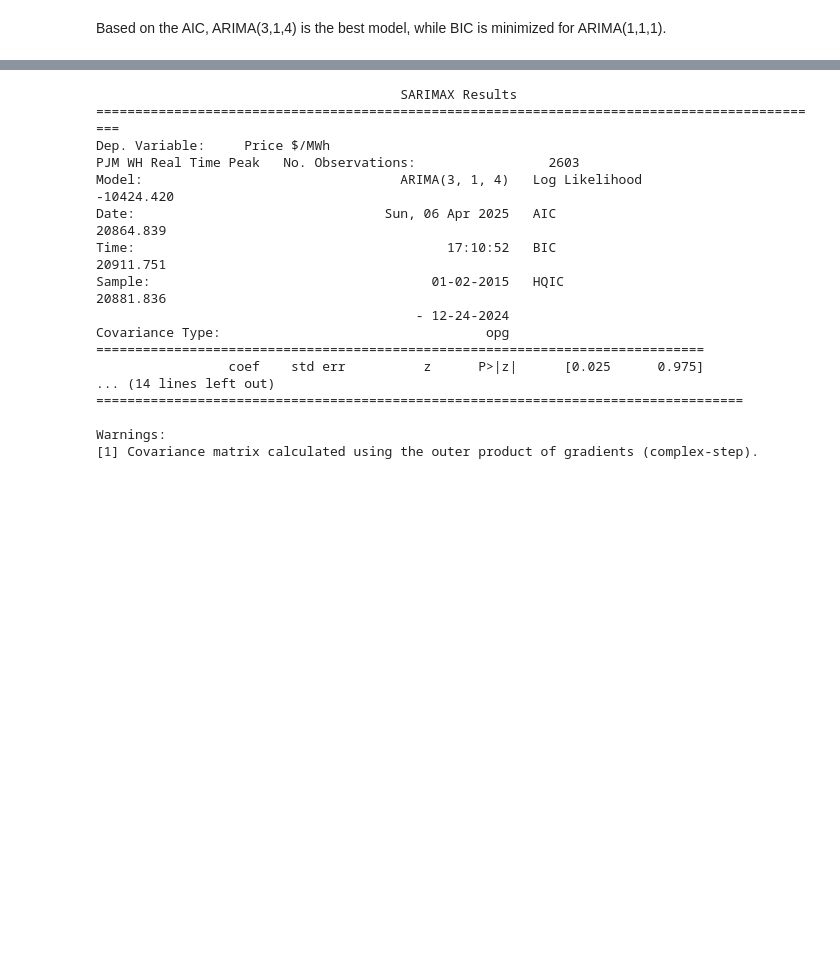
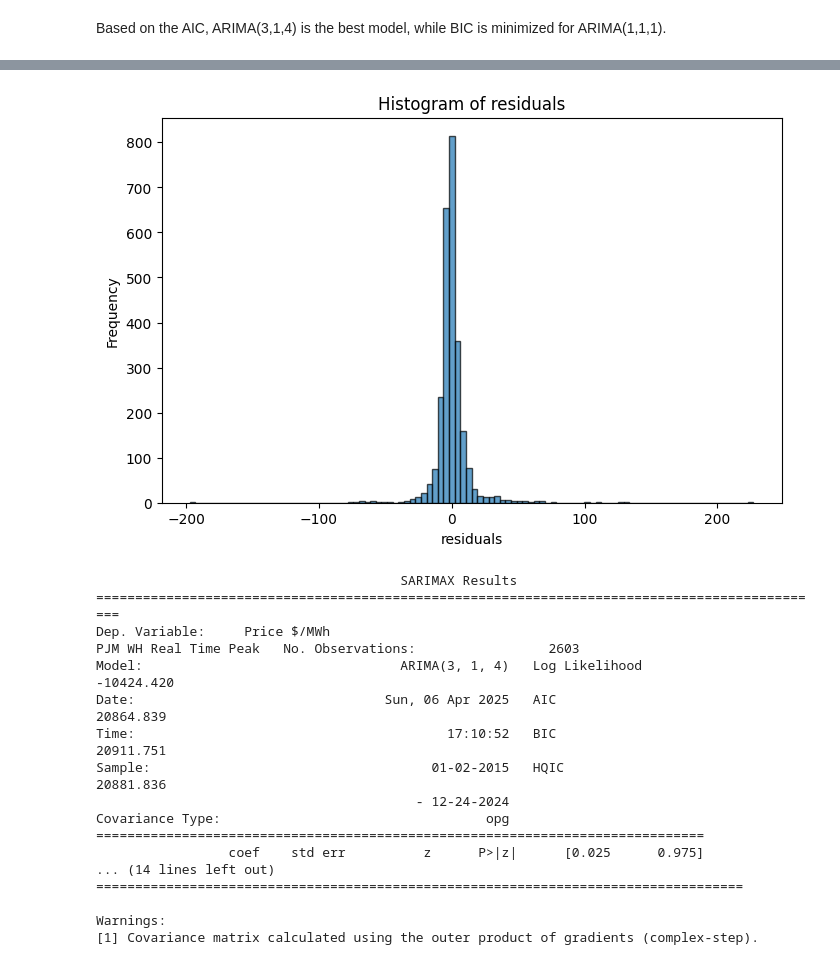
Before and after one commit to kfkhaug/TIO4317_spring25_project, a Jupyter notebook: modelling.ipynb, the cells around one changed output, grey strips where cells are left out. Saved outputs shown, nothing was run; the diff lists cells and outputs as text; code cells hidden in the pictures; blank space fills up the shorter version.

Commit message:
kommentert residuals diagnostics

```diff
--- a/modelling.ipynb
+++ b/modelling.ipynb
@@ -218,3 +240,12 @@ Warnings:
+# %%
+plt.figure(figsize=(8, 5))
+plt.hist(model_fit.resid, bins=100, edgecolor='black', alpha=0.7)
+plt.title("Histogram of residuals")
+plt.xlabel("residuals")
+plt.ylabel("Frequency")
+plt.show()
+# %% [output]
+[figure, added]
 # %%
 #Model 2 ARIMA(3,1,4)
 p,d,q = 3,1,4
```
Also changed, not shown: parts of 12 cells of this notebook.
